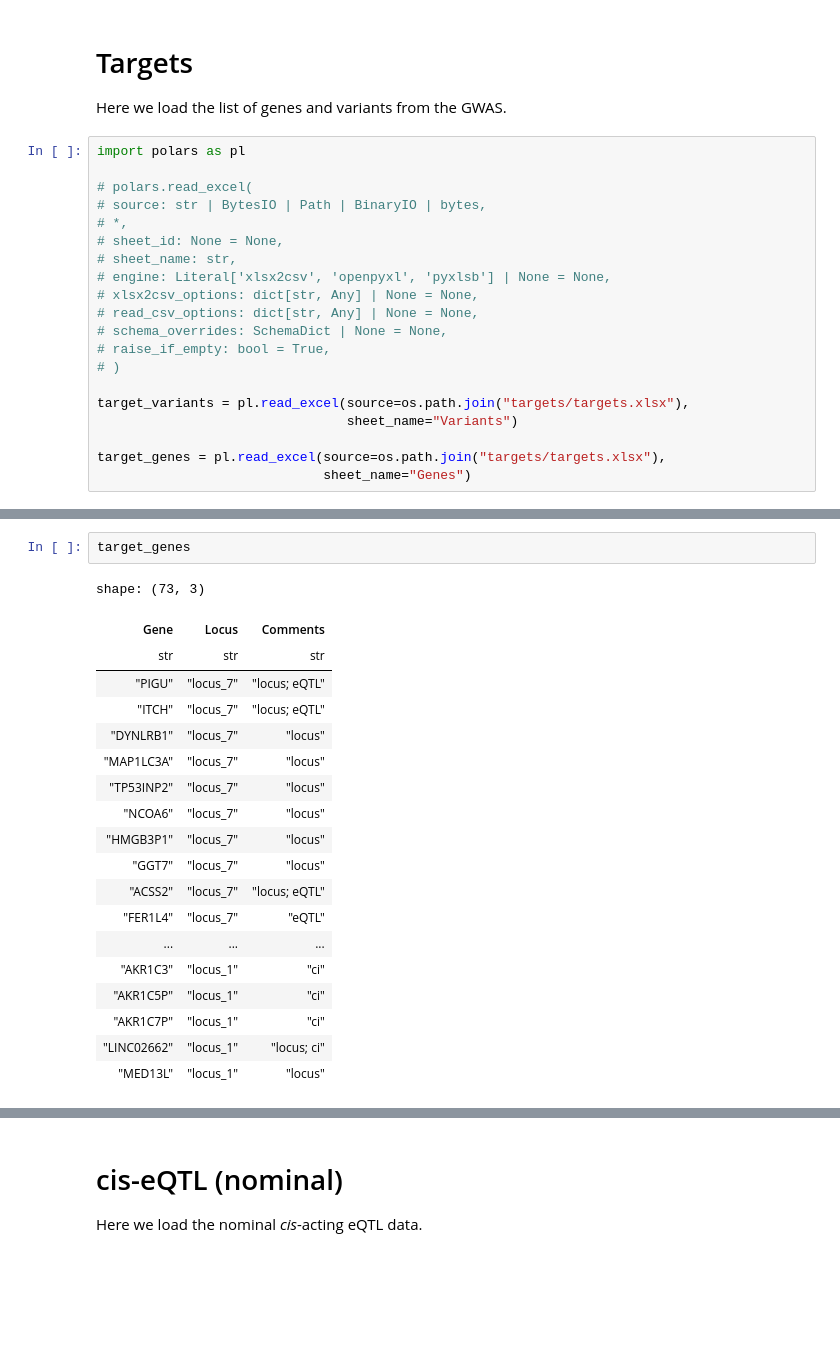
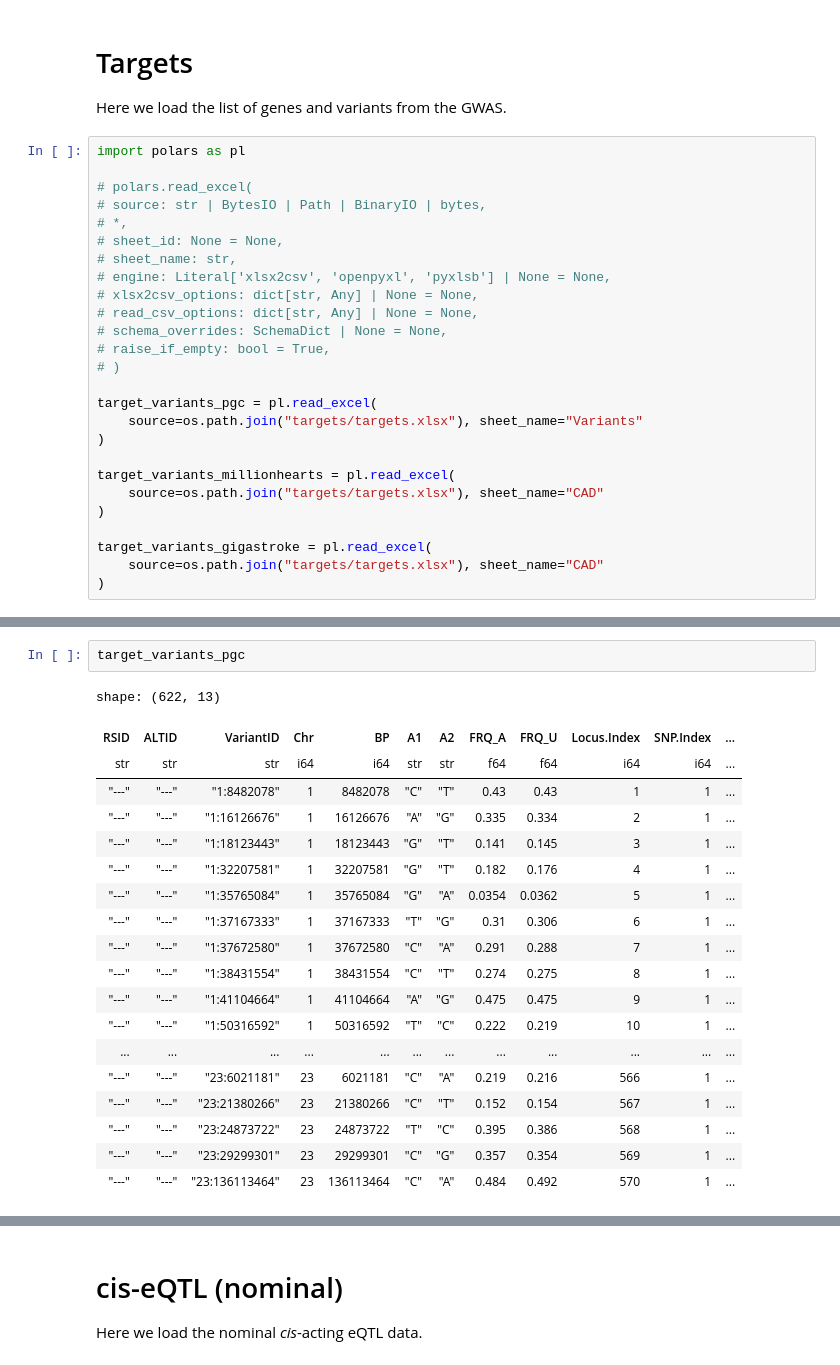
Before and after one commit to CirculatoryHealth/MR_CVD_MDD, a Jupyter notebook: 5. Parsing_AE_molQTL.ipynb, the cells around one changed output, grey strips where cells are left out. Saved outputs shown, nothing was run; the diff lists cells and outputs as text; blank space fills up the shorter version.

```diff
--- a/5. Parsing_AE_molQTL.ipynb
+++ b/5. Parsing_AE_molQTL.ipynb
@@ -230,8 +208,14 @@ import polars as pl
 # raise_if_empty: bool = True,
 # )
 
-target_variants = pl.read_excel(source=os.path.join("targets/targets.xlsx"),
-                                sheet_name="Variants")
+target_variants_pgc = pl.read_excel(
+    source=os.path.join("targets/targets.xlsx"), sheet_name="Variants"
+)
 
-target_genes = pl.read_excel(source=os.path.join("targets/targets.xlsx"),
-                             sheet_name="Genes")
+target_variants_millionhearts = pl.read_excel(
+    source=os.path.join("targets/targets.xlsx"), sheet_name="CAD"
+)
+
+target_variants_gigastroke = pl.read_excel(
+    source=os.path.join("targets/targets.xlsx"), sheet_name="CAD"
+)
@@ -251,22 +222,22 @@ shape: (7, 7)
-# %%
-target_genes
-# %% [output]
-shape: (73, 3)
-| Gene | Locus | Comments |
-| str | str | str |
-| "PIGU" | "locus_7" | "locus; eQTL" |
-| "ITCH" | "locus_7" | "locus; eQTL" |
-| "DYNLRB1" | "locus_7" | "locus" |
-| "MAP1LC3A" | "locus_7" | "locus" |
-| "TP53INP2" | "locus_7" | "locus" |
-| "NCOA6" | "locus_7" | "locus" |
-| "HMGB3P1" | "locus_7" | "locus" |
-| "GGT7" | "locus_7" | "locus" |
-| "ACSS2" | "locus_7" | "locus; eQTL" |
-| "FER1L4" | "locus_7" | "eQTL" |
-| ... | ... | ... |
-| "AKR1C3" | "locus_1" | "ci" |
-| "AKR1C5P" | "locus_1" | "ci" |
-| "AKR1C7P" | "locus_1" | "ci" |
-| "LINC02662" | "locus_1" | "locus; ci" |
-| "MED13L" | "locus_1" | "locus" |
+# %%
+target_variants_pgc
+# %% [output]
+shape: (622, 13)
+| RSID | ALTID | VariantID | Chr | BP | A1 | A2 | FRQ_A | FRQ_U | Locus.Index | SNP.Index | ... |
+| str | str | str | i64 | i64 | str | str | f64 | f64 | i64 | i64 | ... |
+| "---" | "---" | "1:8482078" | 1 | 8482078 | "C" | "T" | 0.43 | 0.43 | 1 | 1 | ... |
+| "---" | "---" | "1:16126676" | 1 | 16126676 | "A" | "G" | 0.335 | 0.334 | 2 | 1 | ... |
+| "---" | "---" | "1:18123443" | 1 | 18123443 | "G" | "T" | 0.141 | 0.145 | 3 | 1 | ... |
+| "---" | "---" | "1:32207581" | 1 | 32207581 | "G" | "T" | 0.182 | 0.176 | 4 | 1 | ... |
+| "---" | "---" | "1:35765084" | 1 | 35765084 | "G" | "A" | 0.0354 | 0.0362 | 5 | 1 | ... |
+| "---" | "---" | "1:37167333" | 1 | 37167333 | "T" | "G" | 0.31 | 0.306 | 6 | 1 | ... |
+| "---" | "---" | "1:37672580" | 1 | 37672580 | "C" | "A" | 0.291 | 0.288 | 7 | 1 | ... |
+| "---" | "---" | "1:38431554" | 1 | 38431554 | "C" | "T" | 0.274 | 0.275 | 8 | 1 | ... |
+| "---" | "---" | "1:41104664" | 1 | 41104664 | "A" | "G" | 0.475 | 0.475 | 9 | 1 | ... |
+| "---" | "---" | "1:50316592" | 1 | 50316592 | "T" | "C" | 0.222 | 0.219 | 10 | 1 | ... |
+| ... | ... | ... | ... | ... | ... | ... | ... | ... | ... | ... | ... |
+| "---" | "---" | "23:6021181" | 23 | 6021181 | "C" | "A" | 0.219 | 0.216 | 566 | 1 | ... |
+| "---" | "---" | "23:21380266" | 23 | 21380266 | "C" | "T" | 0.152 | 0.154 | 567 | 1 | ... |
+| "---" | "---" | "23:24873722" | 23 | 24873722 | "T" | "C" | 0.395 | 0.386 | 568 | 1 | ... |
+| "---" | "---" | "23:29299301" | 23 | 29299301 | "C" | "G" | 0.357 | 0.354 | 569 | 1 | ... |
+| "---" | "---" | "23:136113464" | 23 | 136113464 | "C" | "A" | 0.484 | 0.492 | 570 | 1 | ... |
```
Also changed, not shown: parts of 51 cells of this notebook, 17 other files.
